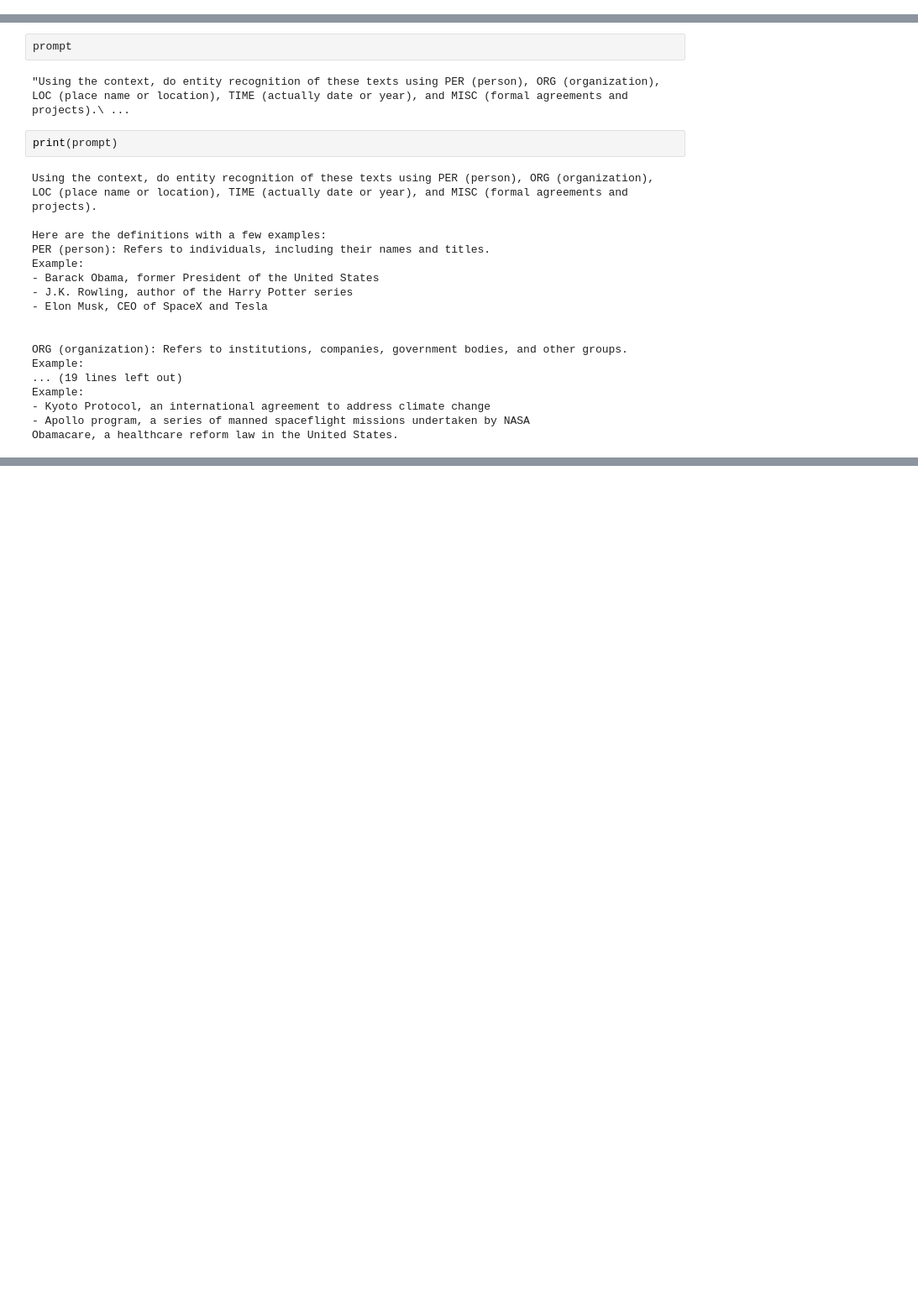
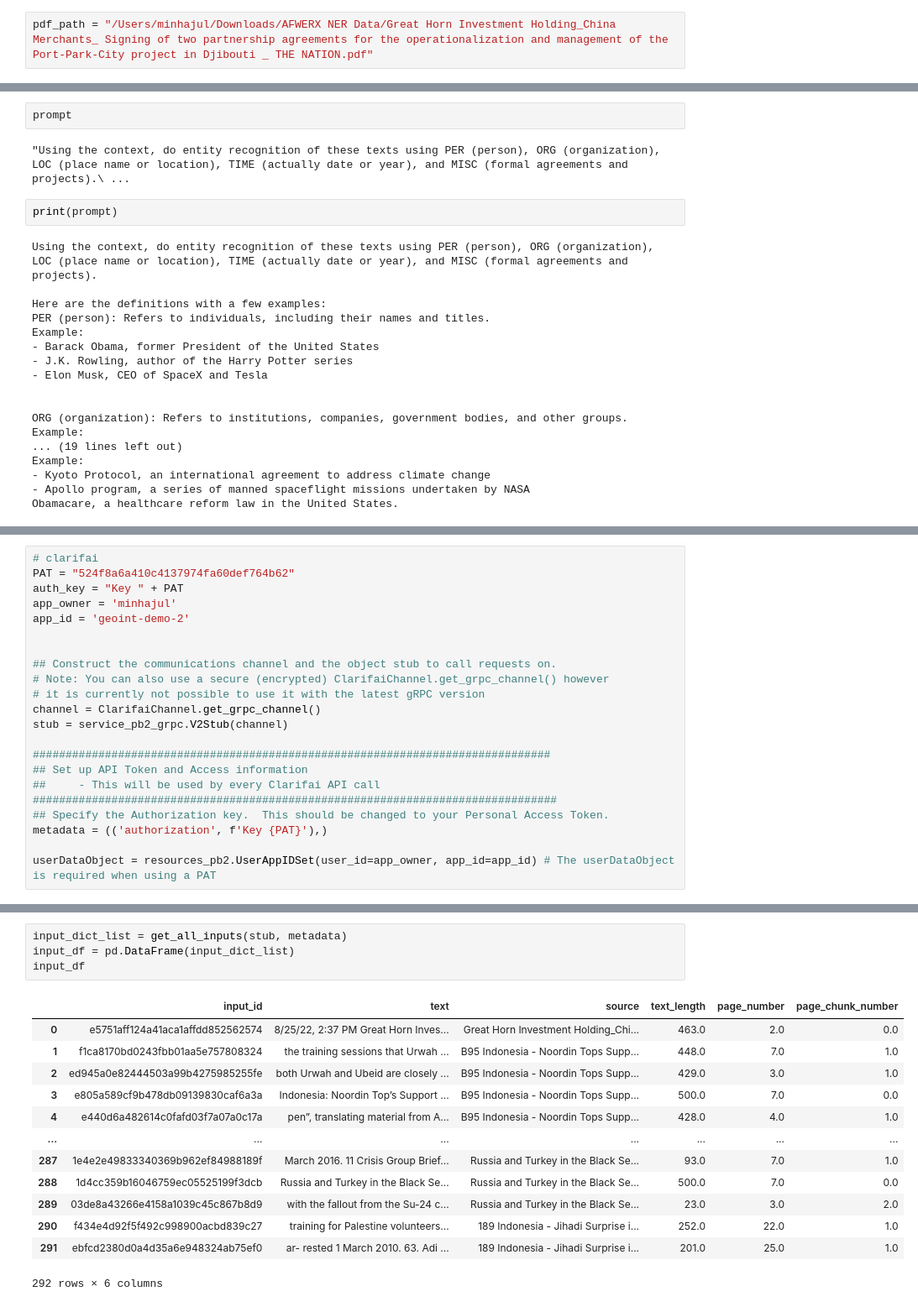
Before and after one commit to Clarifai/module-docQA, a Jupyter notebook: test.ipynb, the cells around one changed output, grey strips where cells are left out. Shown at 84% size. Drawn from its saved outputs; the diff is of its cells as text; blank space fills up the shorter version.

```diff
--- a/test.ipynb
+++ b/test.ipynb
@@ -5,3 +5,5 @@ pdf_path = "/Users/minhajul/Downloads/2208.03274.pdf"
+# %%
+pdf_path = "/Users/minhajul/Downloads/AFWERX NER Data/Great Horn Investment Holding_China Merchants_ Signing of two partnership agreements for the operationalization and management of the Port-Park-City project in Djibouti _ THE NATION.pdf"
 # %%
 reader = PyPDF2.PdfReader(pdf_path)
 # %%
@@ -425,0 +499,22 @@ Obamacare, a healthcare reform law in the United States.
+# %%
+# clarifai
+PAT = "524f8a6a410c4137974fa60def764b62"
+auth_key = "Key " + PAT
+app_owner = 'minhajul'
+app_id = 'geoint-demo-2'
+
+
+## Construct the communications channel and the object stub to call requests on.
+# Note: You can also use a secure (encrypted) ClarifaiChannel.get_grpc_channel() however
+# it is currently not possible to use it with the latest gRPC version
+channel = ClarifaiChannel.get_grpc_channel()
+stub = service_pb2_grpc.V2Stub(channel)
+
+###############################################################################
+## Set up API Token and Access information
+##     - This will be used by every Clarifai API call
+################################################################################
+## Specify the Authorization key.  This should be changed to your Personal Access Token.
+metadata = (('authorization', f'Key {PAT}'),)
+
+userDataObject = resources_pb2.UserAppIDSet(user_id=app_owner, app_id=app_id) # The userDataObject is required when using a PAT
@@ -425,0 +648,18 @@ Obamacare, a healthcare reform law in the United States.
+# %%
+input_dict_list = get_all_inputs(stub, metadata)
+input_df = pd.DataFrame(input_dict_list)
+input_df
+# %% [output]
+|  | input_id | text | source | text_length | page_number | page_chunk_number |
+| 0 | e5751aff124a41aca1affdd852562574 | 8/25/22, 2:37 PM Great Horn Inves... | Great Horn Investment Holding_Chi... | 463.0 | 2.0 | 0.0 |
+| 1 | f1ca8170bd0243fbb01aa5e757808324 | the training sessions that Urwah ... | B95 Indonesia - Noordin Tops Supp... | 448.0 | 7.0 | 1.0 |
+| 2 | ed945a0e82444503a99b4275985255fe | both Urwah and Ubeid are closely ... | B95 Indonesia - Noordin Tops Supp... | 429.0 | 3.0 | 1.0 |
+| 3 | e805a589cf9b478db09139830caf6a3a | Indonesia: Noordin Top’s Support ... | B95 Indonesia - Noordin Tops Supp... | 500.0 | 7.0 | 0.0 |
+| 4 | e440d6a482614c0fafd03f7a07a0c17a | pen”, translating material from A... | B95 Indonesia - Noordin Tops Supp... | 428.0 | 4.0 | 1.0 |
+| ... | ... | ... | ... | ... | ... | ... |
+| 287 | 1e4e2e49833340369b962ef84988189f | March 2016. 11 Crisis Group Brief... | Russia and Turkey in the Black Se... | 93.0 | 7.0 | 1.0 |
+| 288 | 1d4cc359b16046759ec05525199f3dcb | Russia and Turkey in the Black Se... | Russia and Turkey in the Black Se... | 500.0 | 7.0 | 0.0 |
+| 289 | 03de8a43266e4158a1039c45c867b8d9 | with the fallout from the Su-24 c... | Russia and Turkey in the Black Se... | 23.0 | 3.0 | 2.0 |
+| 290 | f434e4d92f5f492c998900acbd839c27 | training for Palestine volunteers... | 189 Indonesia - Jihadi Surprise i... | 252.0 | 22.0 | 1.0 |
+| 291 | ebfcd2380d0a4d35a6e948324ab75ef0 | ar- rested 1 March 2010. 63. Adi ... | 189 Indonesia - Jihadi Surprise i... | 201.0 | 25.0 | 1.0 |
+292 rows × 6 columns
```
Also changed, not shown: parts of 31 cells of this notebook, 4 other files.
